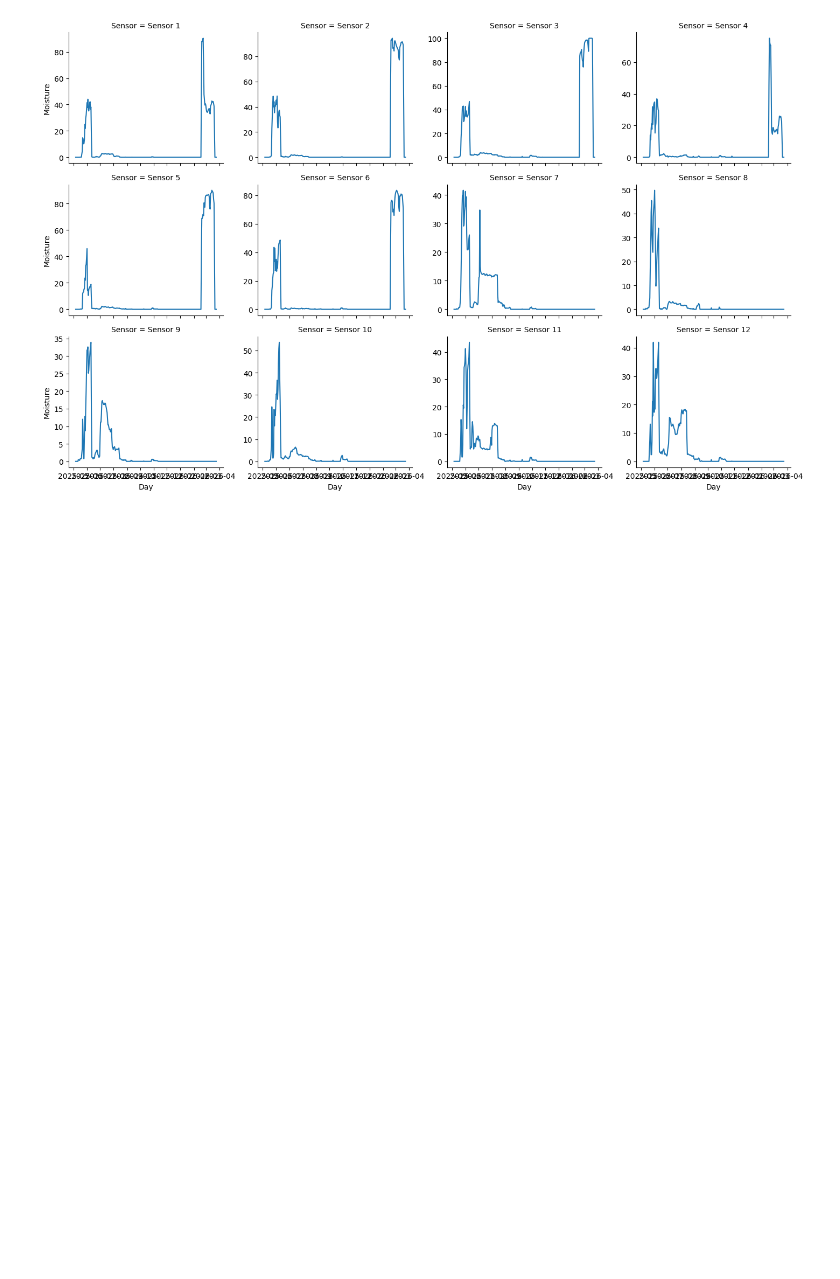
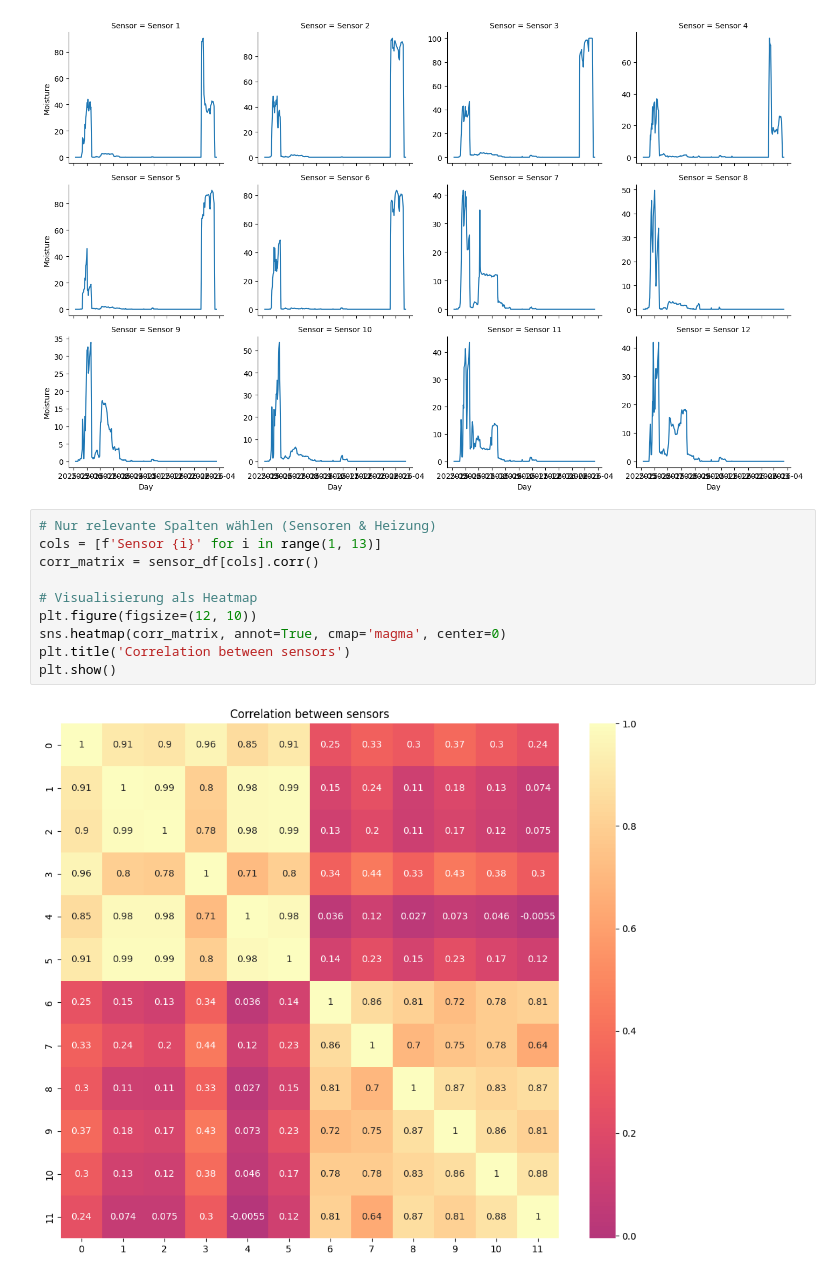
Before and after one commit to Compost-Coders/composting-coders, a Jupyter notebook: notebooks/analysis_fabian.ipynb, the cells around one changed output. Drawn from its saved outputs; the diff is of its cells as text; blank space fills up the shorter version.

```diff
--- a/notebooks/analysis_fabian.ipynb
+++ b/notebooks/analysis_fabian.ipynb
@@ -263,3 +277,15 @@ g = sns.relplot(
 plt.show()
 # %% [output]
 [figure]
+# %%
+# Nur relevante Spalten wählen (Sensoren & Heizung)
+cols = [f'Sensor {i}' for i in range(1, 13)]
+corr_matrix = sensor_df[cols].corr()
+
+# Visualisierung als Heatmap
+plt.figure(figsize=(12, 10))
+sns.heatmap(corr_matrix, annot=True, cmap='magma', center=0)
+plt.title('Correlation between sensors')
+plt.show()
+# %% [output]
+[figure, added]
```
Also changed, not shown: parts of 7 cells of this notebook.
